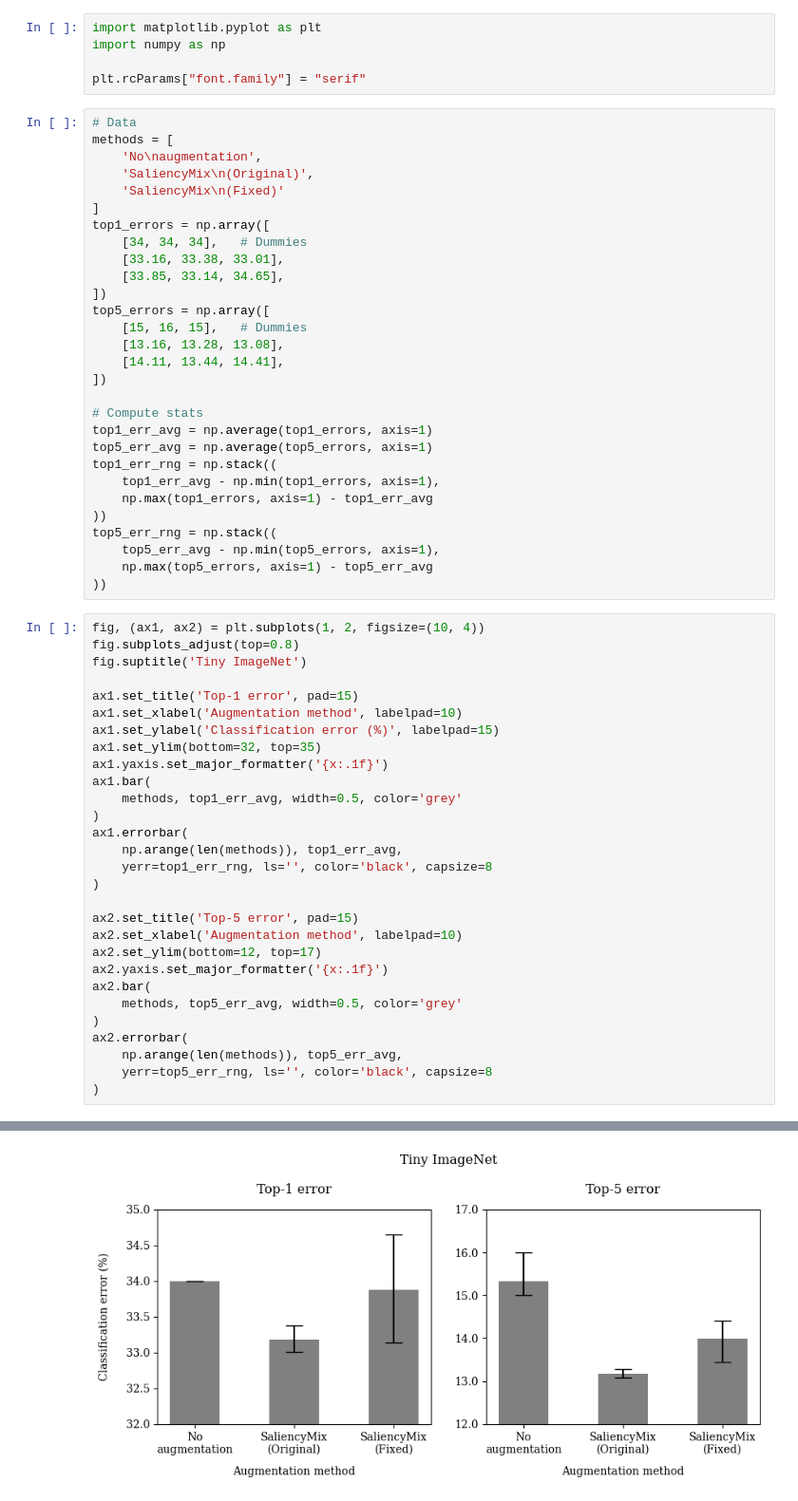
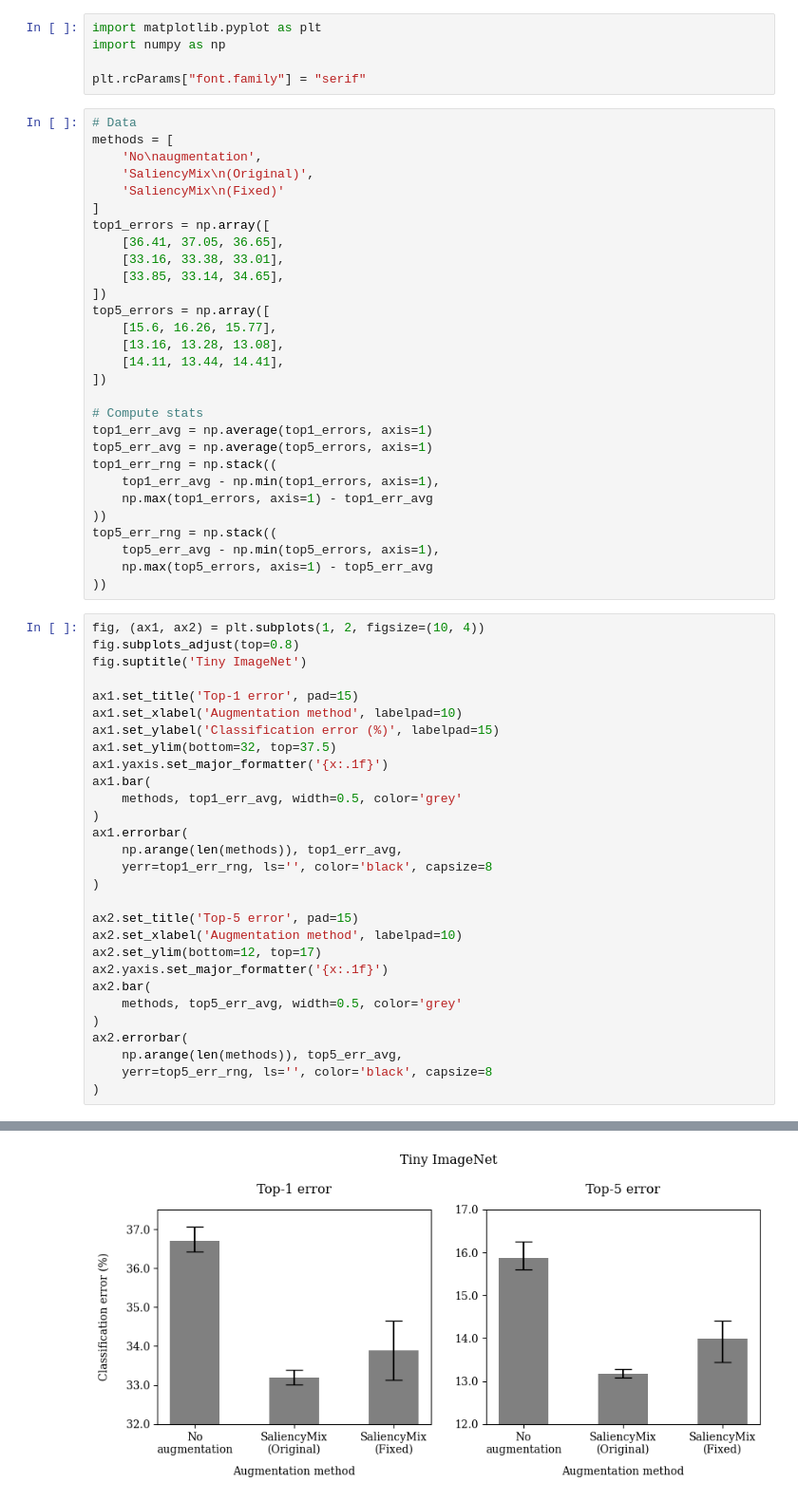
Before and after one commit to starpiens/RandSaliencyMix, a Jupyter notebook: notebooks/plot_performance.ipynb, the cells around one changed output, grey strips where cells are left out. Shown: that part at 95% size. Drawn from its saved outputs; the diff is of its cells as text.

```diff
--- a/notebooks/plot_performance.ipynb
+++ b/notebooks/plot_performance.ipynb
@@ -11,12 +11,12 @@ methods = [
     'SaliencyMix\n(Fixed)'
 ]
 top1_errors = np.array([
-    [34, 34, 34],   # Dummies
+    [36.41, 37.05, 36.65],
     [33.16, 33.38, 33.01],
     [33.85, 33.14, 34.65],
 ])
 top5_errors = np.array([
-    [15, 16, 15],   # Dummies
+    [15.6, 16.26, 15.77],
     [13.16, 13.28, 13.08],
     [14.11, 13.44, 14.41],
 ])
@@ -35,32 +35,32 @@ top5_err_rng = np.stack((
 # %%
 fig, (ax1, ax2) = plt.subplots(1, 2, figsize=(10, 4))
 fig.subplots_adjust(top=0.8)
 fig.suptitle('Tiny ImageNet')
 
 ax1.set_title('Top-1 error', pad=15)
 ax1.set_xlabel('Augmentation method', labelpad=10)
 ax1.set_ylabel('Classification error (%)', labelpad=15)
-ax1.set_ylim(bottom=32, top=35)
+ax1.set_ylim(bottom=32, top=37.5)
 ax1.yaxis.set_major_formatter('{x:.1f}')
 ax1.bar(
     methods, top1_err_avg, width=0.5, color='grey'
 )
 ax1.errorbar(
     np.arange(len(methods)), top1_err_avg,
     yerr=top1_err_rng, ls='', color='black', capsize=8
 )
 
 ax2.set_title('Top-5 error', pad=15)
 ax2.set_xlabel('Augmentation method', labelpad=10)
 ax2.set_ylim(bottom=12, top=17)
 ax2.yaxis.set_major_formatter('{x:.1f}')
 ax2.bar(
     methods, top5_err_avg, width=0.5, color='grey'
 )
 ax2.errorbar(
     np.arange(len(methods)), top5_err_avg,
     yerr=top5_err_rng, ls='', color='black', capsize=8
 )
 # %% [output]
 <ErrorbarContainer object of 3 artists>
-[figure, old version]
+[figure, new version]
```
